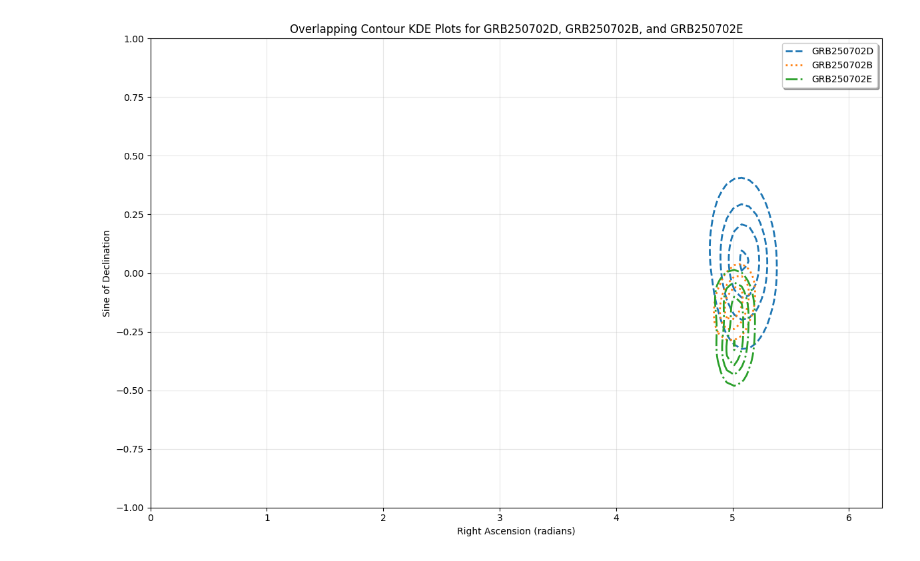
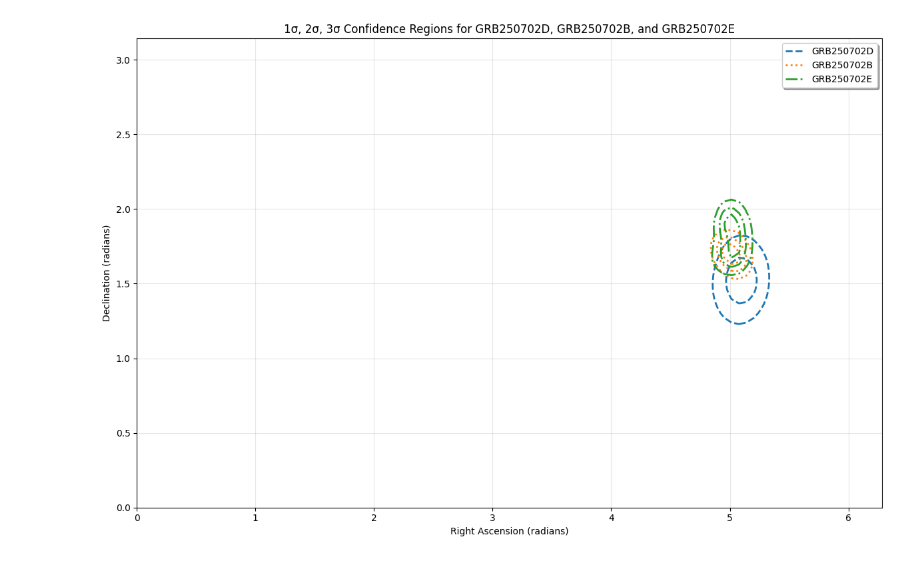
Before and after one commit to hemantaph/lensed-GRB-GW-identification, a Jupyter notebook: data/bayes_factor_sky.ipynb, the cells around one changed output. Saved outputs shown, nothing was run; the diff lists cells and outputs as text; code cells hidden in the pictures.

```diff
--- a/data/bayes_factor_sky.ipynb
+++ b/data/bayes_factor_sky.ipynb
@@ -54,46 +49,50 @@ map_data = hp.read_map(filename, verbose=False)
 nside = hp.get_nside(map_data)
 indices = np.arange(len(map_data))
 
-# Convert indices to RA and Dec
-theta, phi = hp.pix2ang(nside, indices)
-alpha = phi
-sindel = np.sin(0.5 * np.pi - theta)
+delta, alpha = hp.pix2ang(nside, indices)
 
 # Normalize probabilities (for KDE weights)
 probabilities = map_data / np.sum(map_data)
 
 # Create a 2D Gaussian KDE
-coords = np.vstack([alpha, sindel])
+coords = np.vstack([alpha, delta])
 kde_GRB250702E = gaussian_kde(coords, weights=probabilities)
 # %%
-alpha = np.linspace(0, 2 * np.pi, 100)  # RA in radians
-sindel = np.linspace(-1, 1, 100)  # sin(Dec) from -1 to 1
-# Generate a grid for evaluation
-ra_grid, dec_grid = np.mgrid[0:2 * np.pi:100j, -1:1:100j]  # RA in radians, Dec in sine of declination
-grid_coords = np.vstack([ra_grid.ravel(), dec_grid.ravel()])
+delta_grid = np.linspace(0, np.pi, 100)  # Declination grid
+alpha_grid = np.linspace(0, 2 * np.pi, 100)  # Right Ascension grid
+alpha_grid, delta_grid = np.meshgrid(alpha_grid, delta_grid)
+
+# Create a grid of coordinates for evaluation
+grid_coords = np.vstack([alpha_grid.ravel(), delta_grid.ravel()])
 
 # Evaluate KDE on the grid
-density_GRB250702D = kde_GRB250702D(grid_coords).reshape(ra_grid.shape)
-density_GRB250702B = kde_GRB250702B(grid_coords).reshape(ra_grid.shape)
-density_GRB250702E = kde_GRB250702E(grid_coords).reshape(ra_grid.shape)
+density_GRB250702D = kde_GRB250702D(grid_coords).reshape(alpha_grid.shape)
+density_GRB250702B = kde_GRB250702B(grid_coords).reshape(alpha_grid.shape)
+density_GRB250702E = kde_GRB250702E(grid_coords).reshape(alpha_grid.shape)
 # %%
 # Plot the overlapping contour KDE plots for GRB250702D, GRB250702B, and GRB250702E in the same figure
+# with only 1, 2, 3 sigma regions
 plt.figure(figsize=(12, 8))
-contour1 = plt.contour(ra_grid, dec_grid, density_GRB250702D, levels=4, colors='C0', linewidths=2, linestyles='dashed')
-contour2 = plt.contour(ra_grid, dec_grid, density_GRB250702B, levels=4, colors='C1', linewidths=2, linestyles='dotted')
-contour3 = plt.contour(ra_grid, dec_grid, density_GRB250702E, levels=4, colors='C2', linewidths=2, linestyles='dashdot')
+
+# Define levels corresponding to 1, 2, 3 sigma confidence intervals
+# For 2D Gaussian distributions: 1σ ≈ 39%, 2σ ≈ 86%, 3σ ≈ 99%
+levels = [0.39, 0.86, 0.99]
+
+contour1 = plt.contour(alpha_grid, delta_grid, density_GRB250702D, levels=3, colors='C0', linewidths=2, linestyles='dashed')
+contour2 = plt.contour(alpha_grid, delta_grid, density_GRB250702B, levels=3, colors='C1', linewidths=2, linestyles='dotted')
+contour3 = plt.contour(alpha_grid, delta_grid, density_GRB250702E, levels=3, colors='C2', linewidths=2, linestyles='dashdot')
 
 # Create legend with manual entries
 plt.plot([], [], color='C0', linestyle='dashed', linewidth=2, label='GRB250702D')
 plt.plot([], [], color='C1', linestyle='dotted', linewidth=2, label='GRB250702B')
 plt.plot([], [], color='C2', linestyle='dashdot', linewidth=2, label='GRB250702E')
 
 plt.xlabel('Right Ascension (radians)')
-plt.ylabel('Sine of Declination')
-plt.title('Overlapping Contour KDE Plots for GRB250702D, GRB250702B, and GRB250702E')
+plt.ylabel('Declination (radians)')
+plt.title('1σ, 2σ, 3σ Confidence Regions for GRB250702D, GRB250702B, and GRB250702E')
 plt.legend(loc='upper right', frameon=True, fancybox=True, shadow=True)
 plt.grid(alpha=0.3)
 plt.tight_layout()
 plt.show()
 # %% [output]
-[figure, old version]
+[figure, new version]
```
Also changed, not shown: parts of 8 cells of this notebook.
